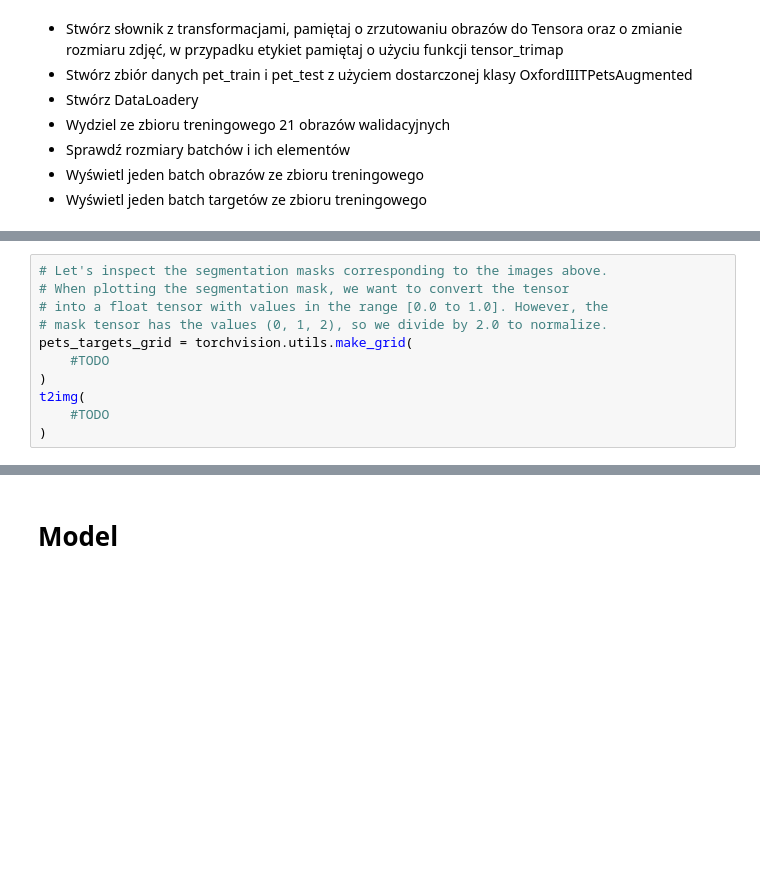
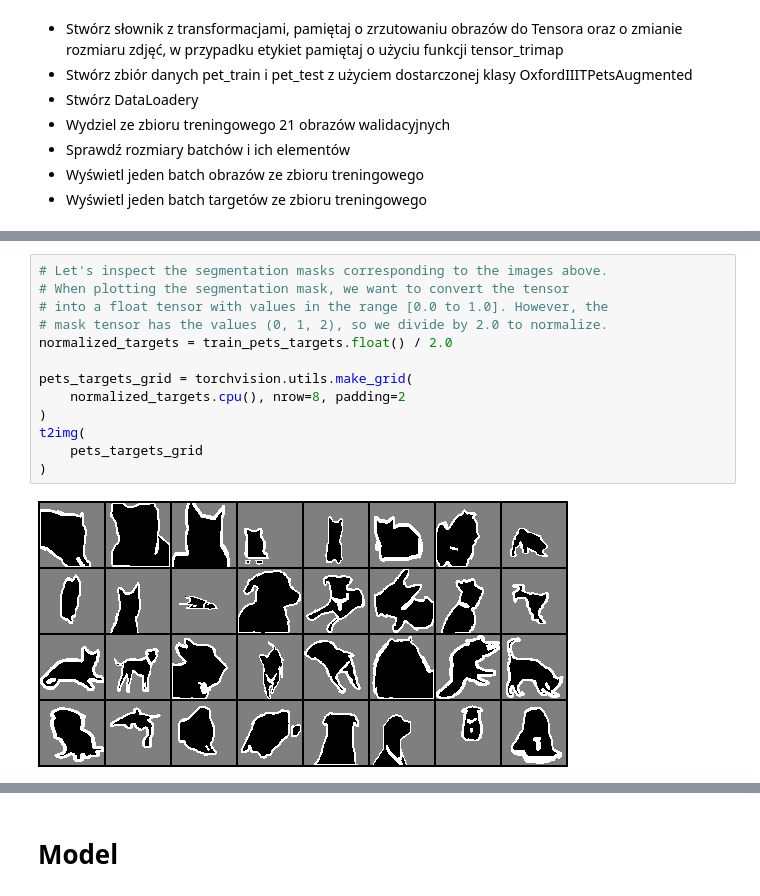
Before and after one commit to Czarkowski/ZTSI_Lab, a Jupyter notebook: Lab1 - UNet-Pusty.ipynb, the cells around one changed output, grey strips where cells are left out. Drawn from its saved outputs; the diff is of its cells as text; blank space fills up the shorter version.

```diff
--- a/Lab1 - UNet-Pusty.ipynb
+++ b/Lab1 - UNet-Pusty.ipynb
@@ -242,14 +278,18 @@ t2img(
 # %%
 # Let's inspect the segmentation masks corresponding to the images above.
 # When plotting the segmentation mask, we want to convert the tensor
 # into a float tensor with values in the range [0.0 to 1.0]. However, the
 # mask tensor has the values (0, 1, 2), so we divide by 2.0 to normalize.
+normalized_targets = train_pets_targets.float() / 2.0
+
 pets_targets_grid = torchvision.utils.make_grid(
-    #TODO
+    normalized_targets.cpu(), nrow=8, padding=2
 )
 t2img(
-    #TODO
+    pets_targets_grid
 )
+# %% [output]
+[figure, added]
 # %%
 #                  N  C  H
 # The printed row is the W dimension.
```
Also changed, not shown: parts of 8 cells of this notebook, 26 other files.
